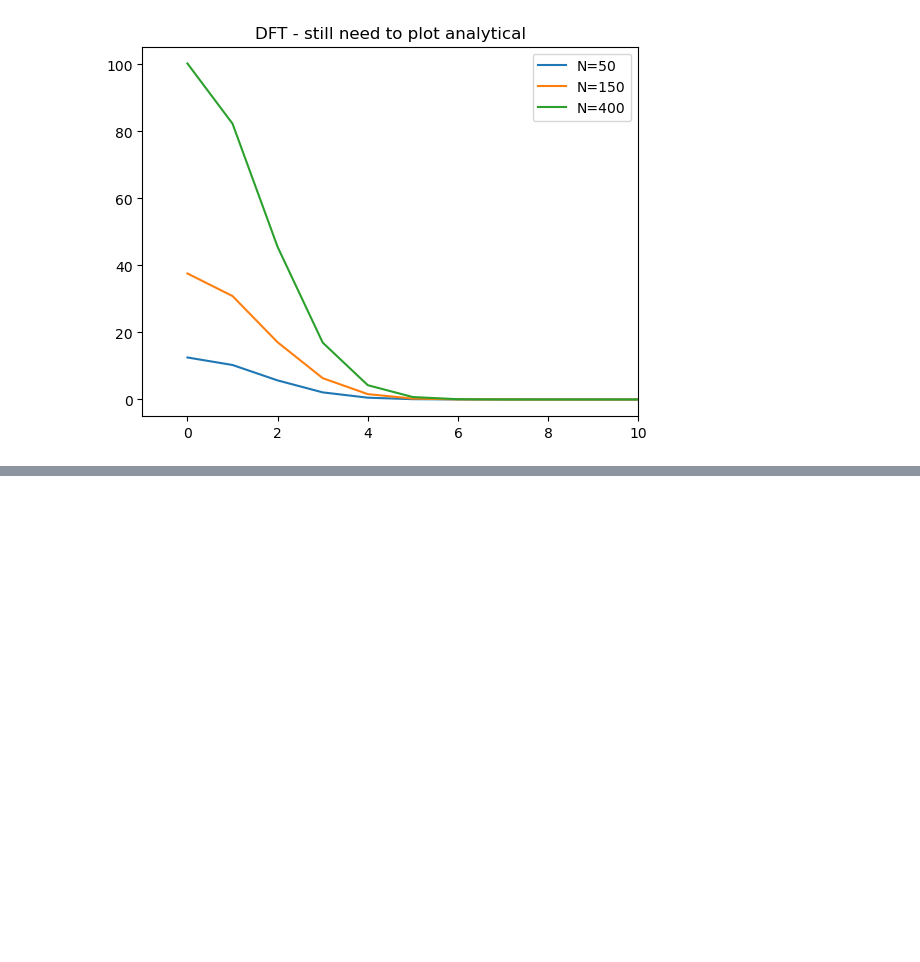
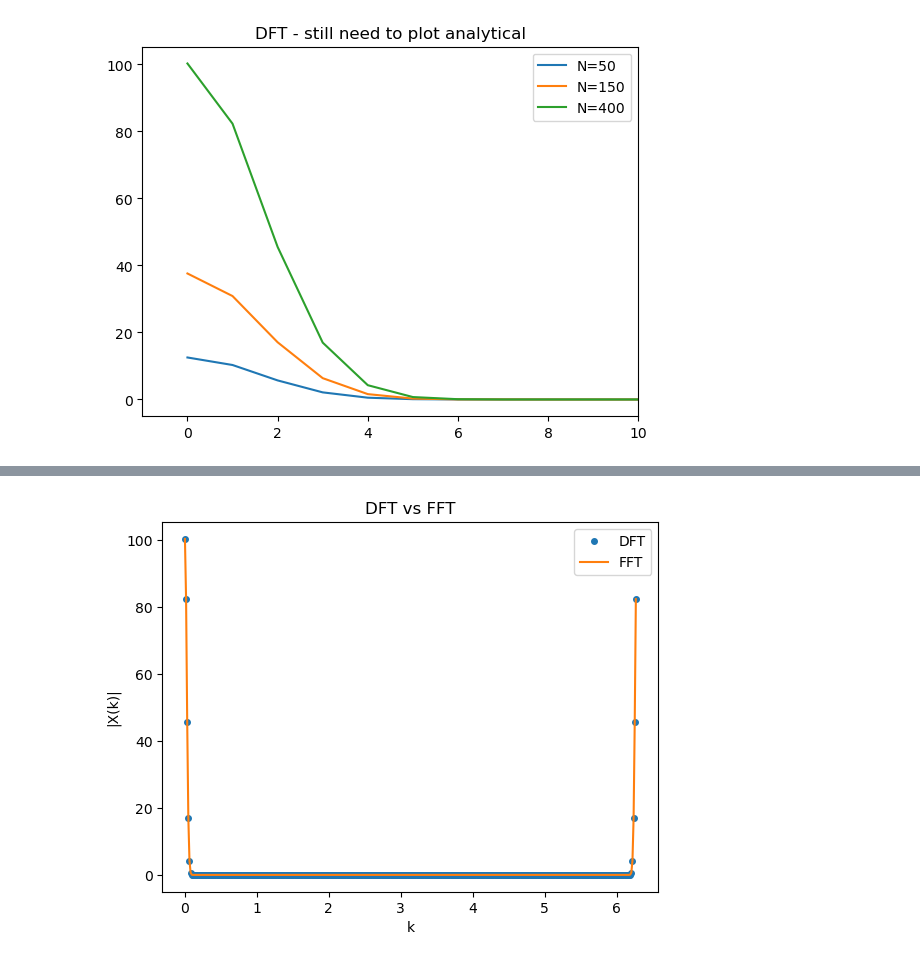
Before and after one commit to kparrine/Computational_Astro, a Jupyter notebook: C5/C5.ipynb, the cells around one changed output, grey strips where cells are left out. Saved outputs shown, nothing was run; the diff lists cells and outputs as text; code cells hidden in the pictures; blank space fills up the shorter version.

```diff
--- a/C5/C5.ipynb
+++ b/C5/C5.ipynb
@@ -100,0 +95,17 @@ plt.plot(x, np.real(inverse))
+# %%
+N = 400
+x = func_sampled(N) #discretizing function given
+
+X_dft = DFT(x, N) #my DFT
+X_fft = fft(x) #Scipy fft
+k = 2*np.pi * np.arange(N)/N #k vals/frequency vals to plot against
+
+plt.plot(k, np.abs(X_dft), 'o', label="DFT", markersize=4)
+plt.plot(k, np.abs(X_fft), '-', label="FFT")
+plt.xlabel("k")
+plt.ylabel("|X(k)|")
+plt.legend()
+plt.title("DFT vs FFT")
+plt.show()
+# %% [output]
+[figure, added]
```
Also changed, not shown: parts of 7 cells of this notebook.
